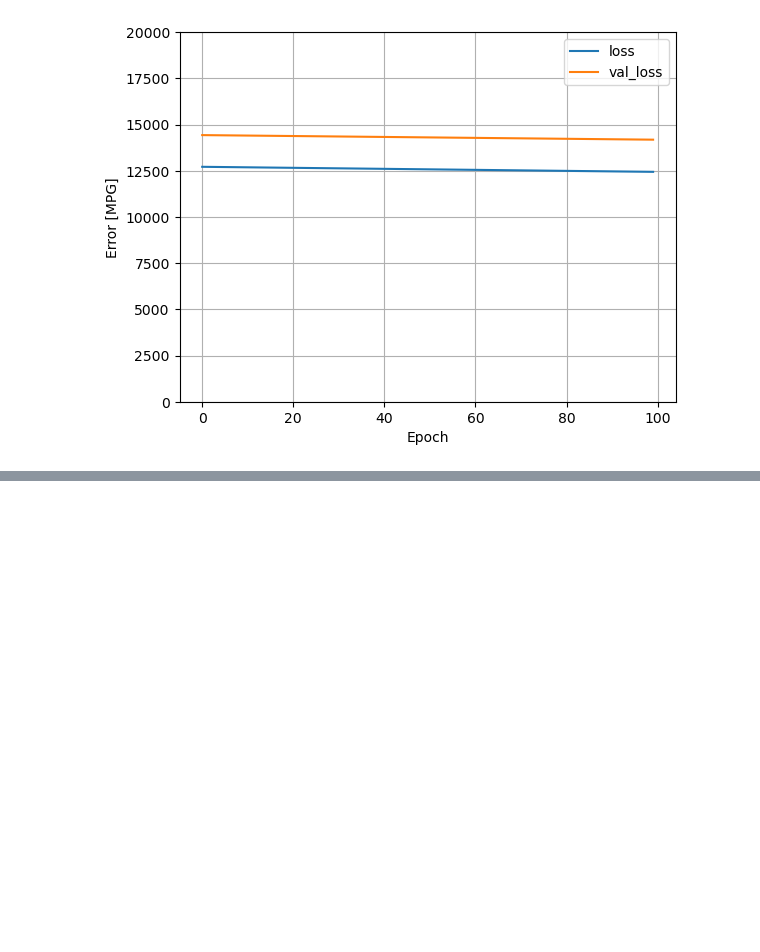
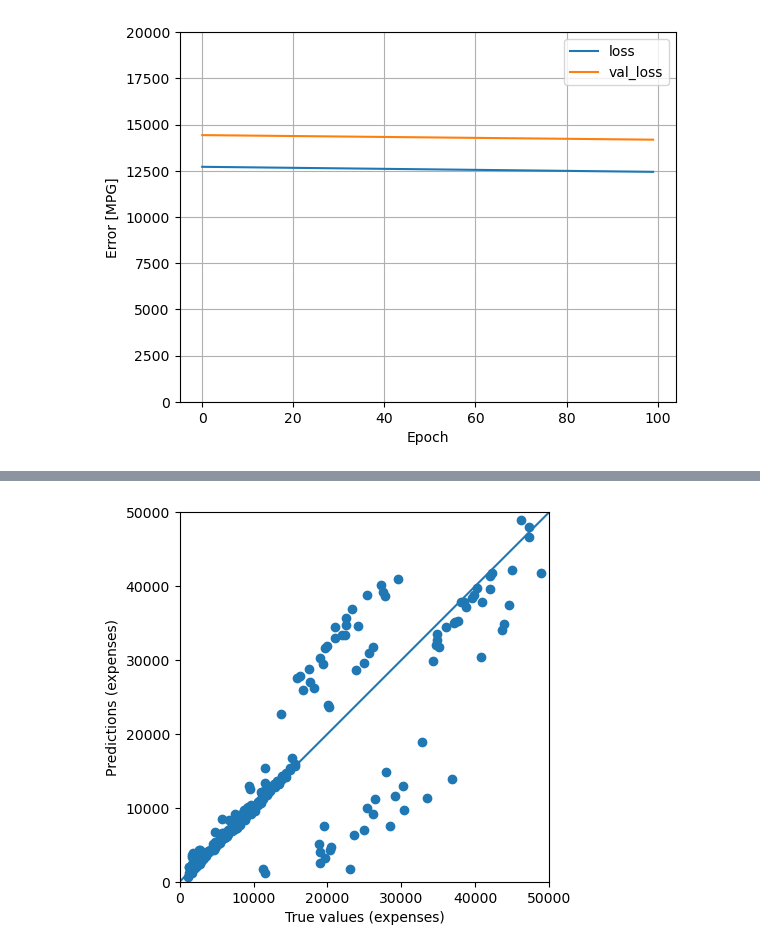
Before and after one commit to gdc-fcc/ols-health, a Jupyter notebook: nn.ipynb, the cells around one changed output, grey strips where cells are left out. Drawn from its saved outputs; the diff is of its cells as text; code cells hidden in the pictures; blank space fills up the shorter version.

```diff
--- a/nn.ipynb
+++ b/nn.ipynb
@@ -181,0 +182,23 @@ dnn_model.evaluate(test_features, test_labels)
+# %%
+test_dataset = test_features
+
+loss, mae, mse = dnn_model.evaluate(test_dataset, test_labels, verbose=2)
+
+print("Testing set Mean Abs Error: {:5.2f} expenses".format(mae))
+
+if mae < 3500:
+  print("You passed the challenge. Great job!")
+else:
+  print("The Mean Abs Error must be less than 3500. Keep trying.")
+
+test_predictions = dnn_model.predict(test_dataset).flatten()
+
+a = plt.axes(aspect='equal')
+plt.scatter(test_labels, test_predictions)
+plt.xlabel('True values (expenses)')
+plt.ylabel('Predictions (expenses)')
+lims = [0, 50000]
+plt.xlim(lims)
+plt.ylim(lims)
+_ = plt.plot(lims,lims)
+# %% [output]
@@ -181,0 +209 @@ dnn_model.evaluate(test_features, test_labels)
+[figure, added]
```
Also changed, not shown: parts of 3 cells of this notebook.
